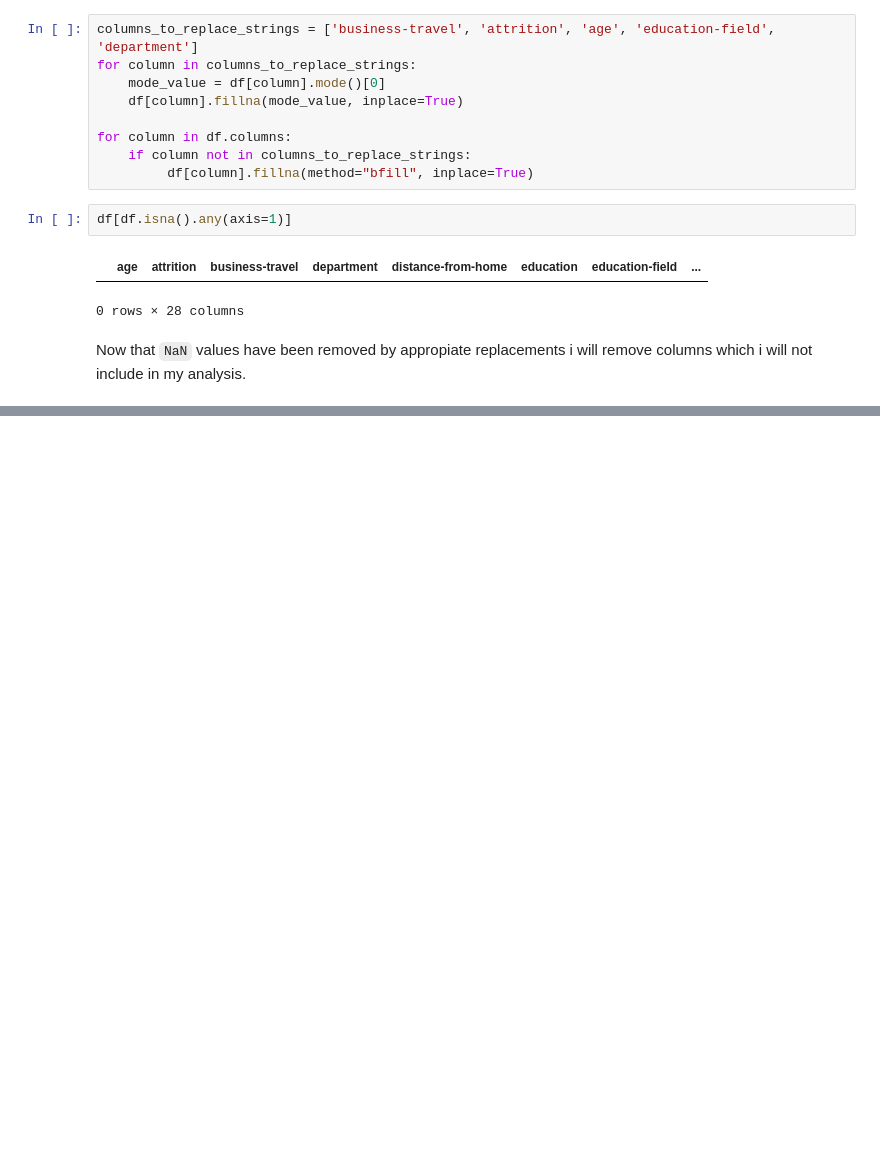
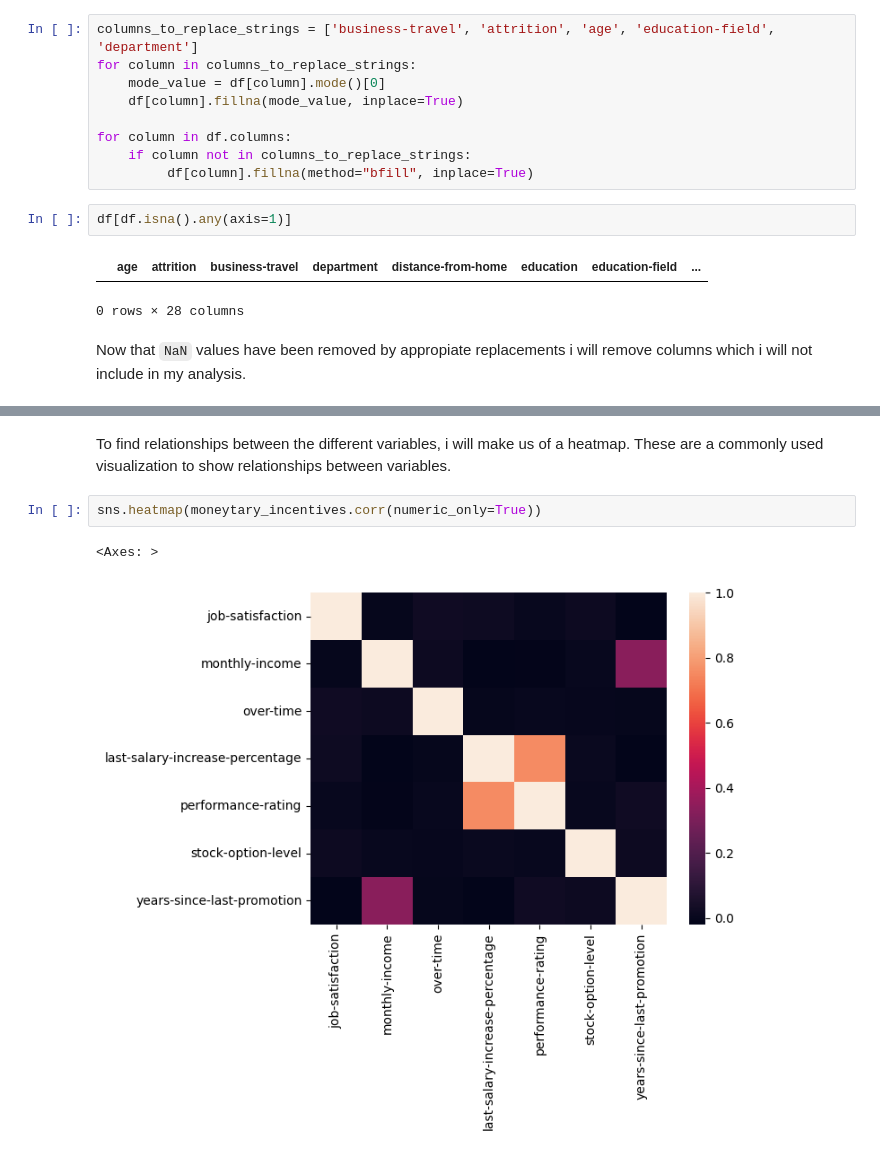
Before and after one commit to ShehabSherbiny/Data-Intelligence-practice, a Jupyter notebook: emplyee-data.ipynb, the cells around one changed output, grey strips where cells are left out. Saved outputs shown, nothing was run; the diff lists cells and outputs as text; blank space fills up the shorter version.

```diff
--- a/emplyee-data.ipynb
+++ b/emplyee-data.ipynb
@@ -128,0 +131,7 @@ df
+# %% [markdown]
+To find relationships between the different variables, i will make us of a heatmap. These are a commonly used visualization to show relationships between variables.
+# %%
+sns.heatmap(moneytary_incentives.corr(numeric_only=True))
+# %% [output]
+<Axes: >
+[figure, added]
```
Also changed, not shown: parts of 8 cells of this notebook, 5 other files.
